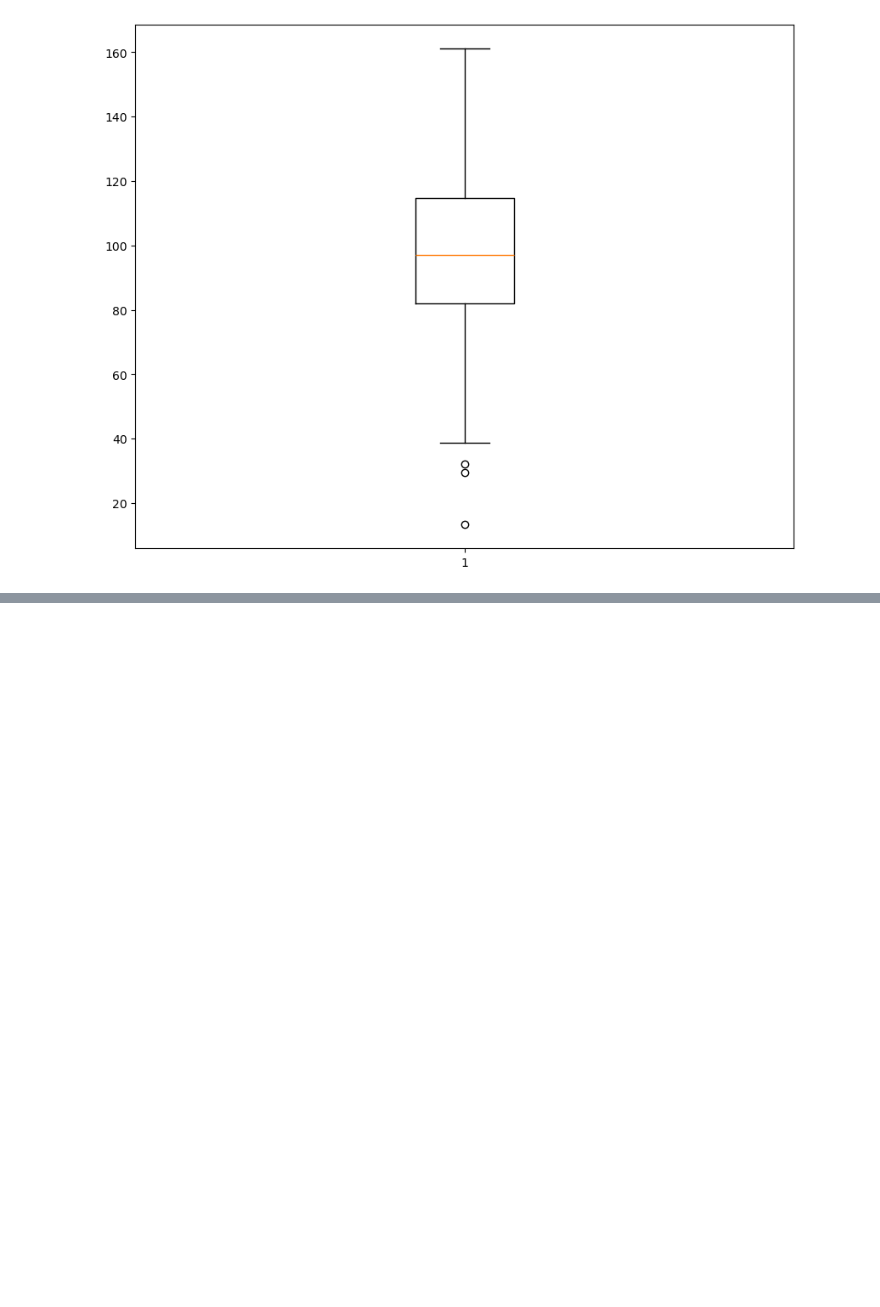
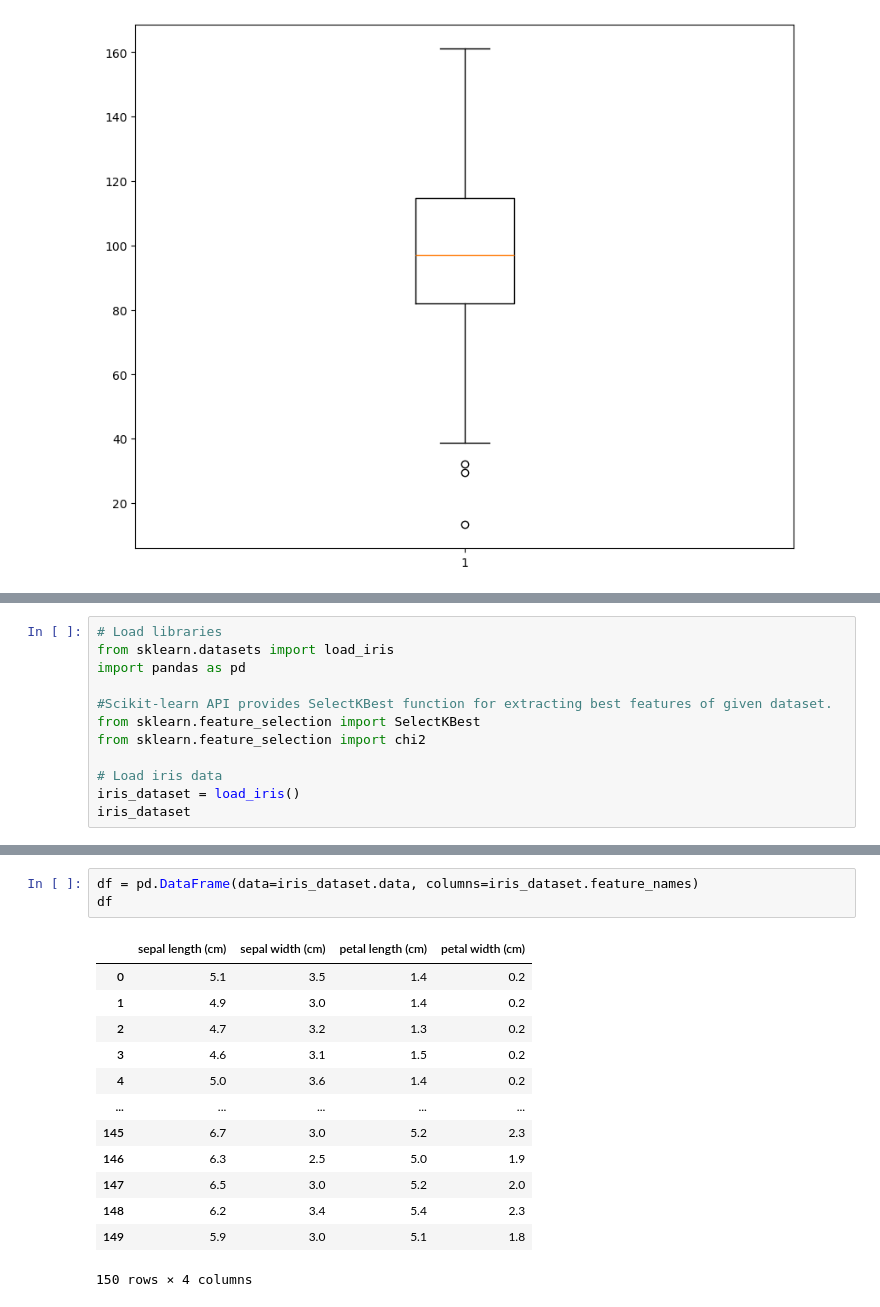
Before and after one commit to DHANUSH696/assignmentnj, a Jupyter notebook: practice.ipynb, the cells around one changed output, grey strips where cells are left out. Cells and saved outputs as stored; diff of their text form; blank space fills up the shorter version.

```diff
--- a/practice.ipynb
+++ b/practice.ipynb
@@ -799,0 +920,12 @@ np.random.seed(15)
+# %%
+# Load libraries
+from sklearn.datasets import load_iris
+import pandas as pd
+
+#Scikit-learn API provides SelectKBest function for extracting best features of given dataset.
+from sklearn.feature_selection import SelectKBest
+from sklearn.feature_selection import chi2
+
+# Load iris data
+iris_dataset = load_iris()
+iris_dataset
@@ -799,0 +957,17 @@ np.random.seed(15)
+# %%
+df = pd.DataFrame(data=iris_dataset.data, columns=iris_dataset.feature_names)
+df
+# %% [output]
+|  | sepal length (cm) | sepal width (cm) | petal length (cm) | petal width (cm) |
+| 0 | 5.1 | 3.5 | 1.4 | 0.2 |
+| 1 | 4.9 | 3.0 | 1.4 | 0.2 |
+| 2 | 4.7 | 3.2 | 1.3 | 0.2 |
+| 3 | 4.6 | 3.1 | 1.5 | 0.2 |
+| 4 | 5.0 | 3.6 | 1.4 | 0.2 |
+| ... | ... | ... | ... | ... |
+| 145 | 6.7 | 3.0 | 5.2 | 2.3 |
+| 146 | 6.3 | 2.5 | 5.0 | 1.9 |
+| 147 | 6.5 | 3.0 | 5.2 | 2.0 |
+| 148 | 6.2 | 3.4 | 5.4 | 2.3 |
+| 149 | 5.9 | 3.0 | 5.1 | 1.8 |
+150 rows × 4 columns
```
Also changed, not shown: parts of 101 cells of this notebook, 4 other files.
